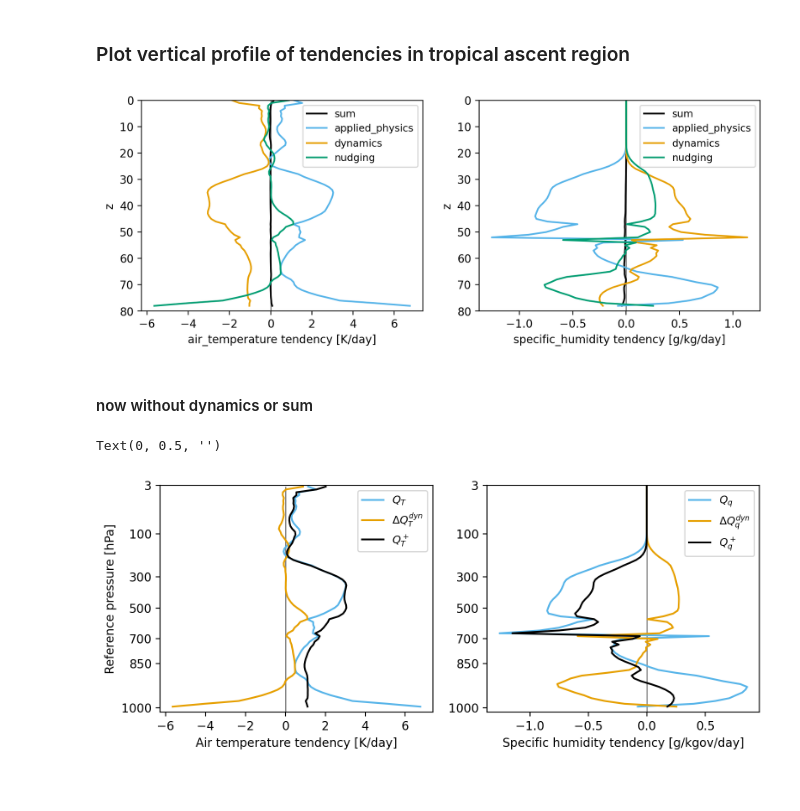
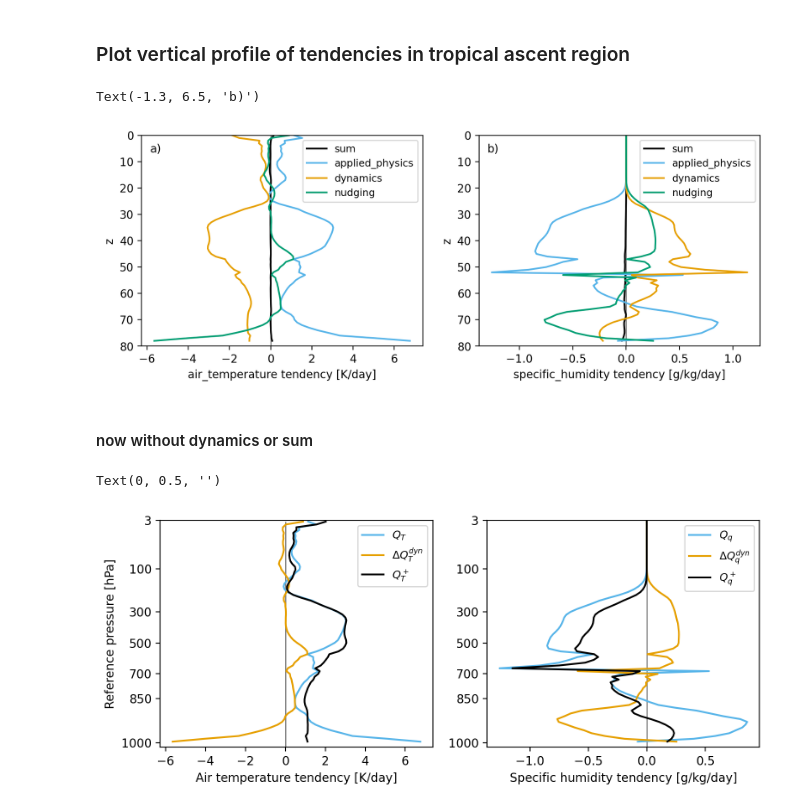
Before and after one commit to ai2cm/fine-grid-ml-physics-manuscript, a Jupyter notebook: notebooks/figure_1_and_2.ipynb, the cells around one changed output. Saved outputs shown, nothing was run; the diff lists cells and outputs as text; code cells hidden in the pictures.

```diff
--- a/notebooks/figure_1_and_2.ipynb
+++ b/notebooks/figure_1_and_2.ipynb
@@ -137,18 +137,21 @@ profiles = ds_time_mean[variables].where(ds_time_mean.latitude>5).where(ds_time_
 # %%
 fig, axes = plt.subplots(1, 2, figsize=(10, 3.5))
 for i, variable in enumerate(['air_temperature', 'specific_humidity']):
     tendencies = [f'tendency_of_{variable}_due_to_applied_physics_zonal_mean', f'tendency_of_{variable}_due_to_dynamics_zonal_mean', f'{variable}_tendency_due_to_nudging_zonal_mean']
     sum_ = sum([profiles[t] for t in tendencies])
     sum_.plot(ax=axes[i], y='z', yincrease=False, label='sum', color='k')
     for tendency in tendencies:
         profiles[tendency].plot(ax=axes[i], y='z', yincrease=False, label=tendency.split('due_to_')[-1][:-11])
     units = profiles[tendency].units
     axes[i].set_xlabel(f'{variable} tendency [{units}]')
     axes[i].legend(fontsize=9)
     axes[i].vlines([0], 0, 80, color='grey', linewidth=1)
     axes[i].set_ylim([80, 0])
+axes[0].text(-5.85, 6.5, 'a)')
+axes[1].text(-1.3, 6.5, 'b)')
 # %% [output]
+Text(-1.3, 6.5, 'b)')
-[figure, old version]
+[figure, new version]
 # %% [markdown]
 #### now without dynamics or sum
 # %%
@@ -168,10 +171,10 @@ for i, variable in enumerate(['air_temperature', 'specific_humidity']):
     axes[i].set_yticks(tick_indices)
     axes[i].set_yticklabels(tick_labels)
 axes[0].set_xlabel('Air temperature tendency [K/day]')
-axes[1].set_xlabel('Specific humidity tendency [g/kgov/day]')
+axes[1].set_xlabel('Specific humidity tendency [g/kg/day]')
 axes[0].set_ylabel('Reference pressure [hPa]')
 axes[0].set_ylabel('Reference pressure [hPa]')
 axes[1].set_ylabel('')
 # %% [output]
 Text(0, 0.5, '')
-[figure, old version]
+[figure, new version]
```
Also changed, not shown: parts of 1 cell of this notebook.
